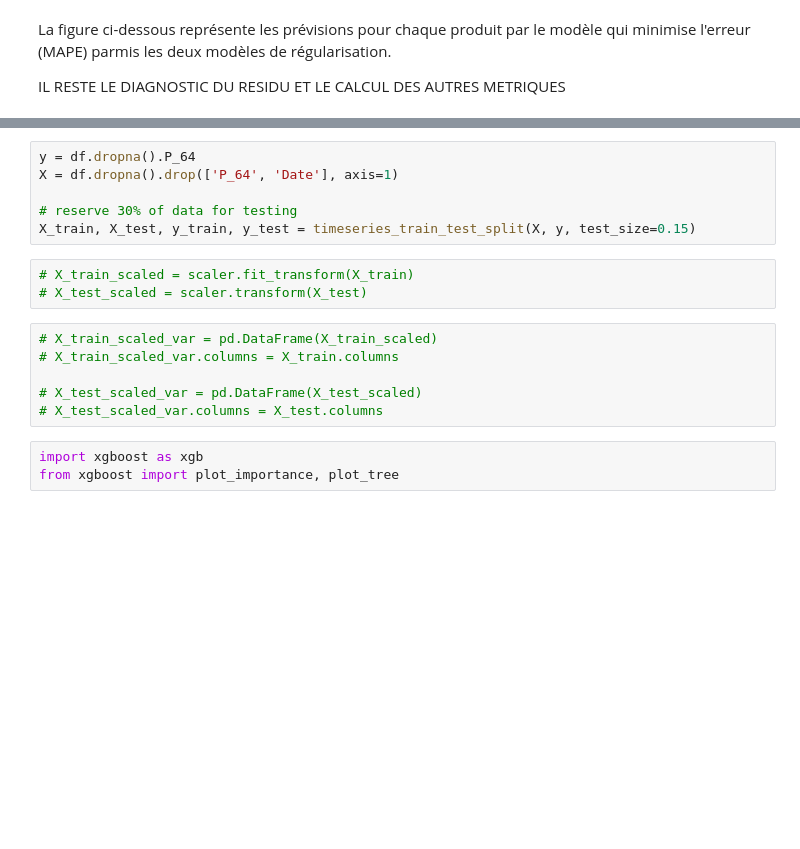
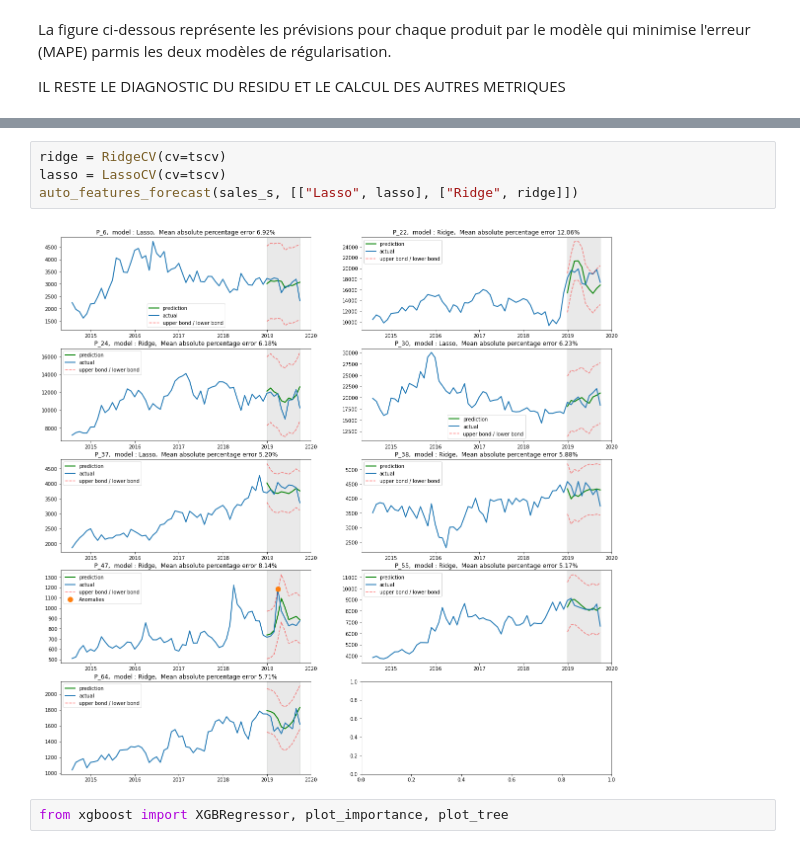
Before and after one commit to Mounji-Salma/Forecasting_App, a Jupyter notebook: ML.ipynb, the cells around one changed output, grey strips where cells are left out. Drawn from its saved outputs; the diff is of its cells as text; blank space fills up the shorter version.

```diff
--- a/ML.ipynb
+++ b/ML.ipynb
@@ -506,19 +501,9 @@ df
-# %%
-y = df.dropna().P_64
-X = df.dropna().drop(['P_64', 'Date'], axis=1)
-
-# reserve 30% of data for testing
-X_train, X_test, y_train, y_test = timeseries_train_test_split(X, y, test_size=0.15)
-# %%
-# X_train_scaled = scaler.fit_transform(X_train)
-# X_test_scaled = scaler.transform(X_test)
-# %%
-# X_train_scaled_var = pd.DataFrame(X_train_scaled)
-# X_train_scaled_var.columns = X_train.columns
-
-# X_test_scaled_var = pd.DataFrame(X_test_scaled)
-# X_test_scaled_var.columns = X_test.columns
+# %%
+ridge = RidgeCV(cv=tscv)
+lasso = LassoCV(cv=tscv)
+auto_features_forecast(sales_s, [["Lasso", lasso], ["Ridge", ridge]])
+# %% [output]
+[figure, added]
 # %%
-import xgboost as xgb
-from xgboost import plot_importance, plot_tree
+from xgboost import XGBRegressor, plot_importance, plot_tree
 # %%
```
Also changed, not shown: parts of 15 cells of this notebook.
